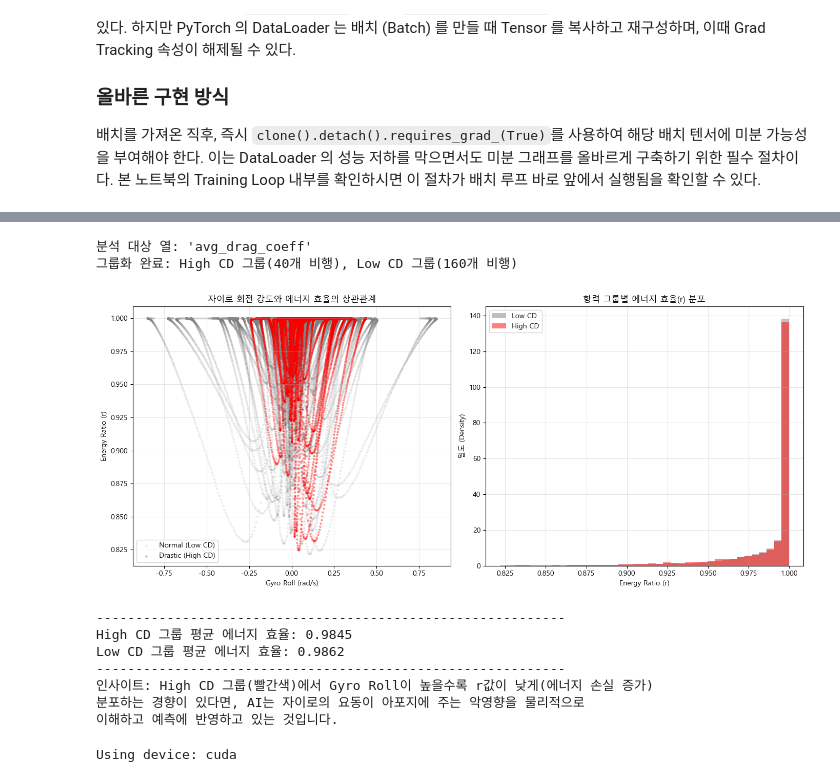
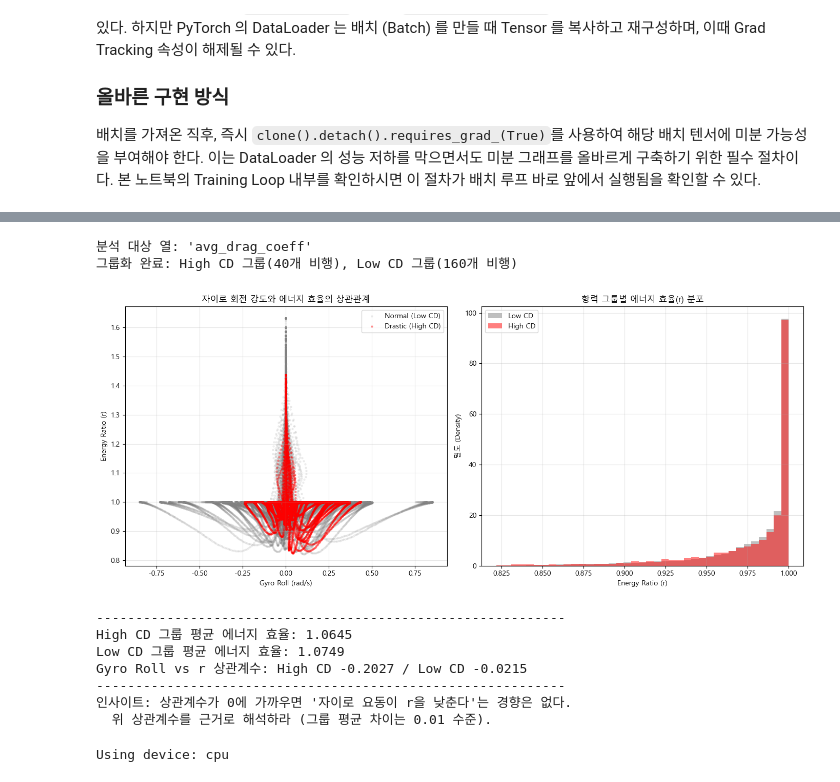
Before and after one commit to postech-psi/psintelligence, a Jupyter notebook: step3-ANN&PINN.ipynb, the cells around one changed output, grey strips where cells are left out. Saved outputs shown, nothing was run; the diff lists cells and outputs as text; code cells hidden in the pictures.

```diff
--- a/step3-ANN&PINN.ipynb
+++ b/step3-ANN&PINN.ipynb
@@ -256,10 +256,21 @@ import matplotlib.pyplot as plt
 from sklearn.preprocessing import StandardScaler
 import os
 import warnings
-warnings.filterwarnings('ignore')
+warnings.filterwarnings('ignore', category=FutureWarning)
+warnings.filterwarnings('ignore', category=DeprecationWarning)
 
-# 한글 폰트 설정
-plt.rcParams['font.family'] = 'Malgun Gothic'
+# 재현성
+SEED = 42
+np.random.seed(SEED)
+torch.manual_seed(SEED)
+
+# 한글 폰트 (OS별 자동 선택)
+from matplotlib import font_manager as _fm
+_avail = {f.name for f in _fm.fontManager.ttflist}
+for _n in ('Malgun Gothic', 'AppleGothic', 'NanumGothic', 'Noto Sans CJK KR', 'Noto Sans KR'):
+    if _n in _avail:
+        plt.rcParams['font.family'] = _n
+        break
 plt.rcParams['axes.unicode_minus'] = False
 
 # 데이터 로드
@@ -294,11 +305,11 @@ print()
 # 2. 학습용 피처 리스트 정의
 learning_features = {
     'time':True,
-    'altitude': True,        # 고도
-    'velocity_z': True,      # 수직 속도
-    'acceleration_z': True,  # 수직 가속도
-    'tilt_angle': True,      # 기울기 각도
-    'gyro_roll': True,       # 롤 각속도
+    'altitude_noisy': True,        # 기압계 측정값
+    'velocity_z': True,            # KF 추정값 (센서 원자료 아님)
+    'acceleration_noisy': True,    # IMU specific force
+    'tilt_angle': True,            # 자세 추정값
+    'gyro_roll_noisy': True,       # 자이로 측정값
 }
 
 # 3. 실제 데이터에 해당하는 열 찾기
@@ -335,8 +346,9 @@ if 'is_burning' not in df.columns:
     # 연소 종료 시간 추정 (flight_metadata 에서 가져오거나 평균값 사용)
     # 여기서는 flight_phase 컬럼이 있다면 활용, 없으면 시간 기반으로 추정
     if 'flight_phase' in df.columns:
-        # flight_phase가 'burning' 또는 'coasting' 문자열이라면
-        df['is_burning'] = (df['flight_phase'] == 'burning').astype(int)
+        # 실제 값은 'powered_ascent' / 'coasting' 이다 ('burning' 아님).
+        # 추력이 실제로 걸린 구간만 연소로 본다.
+        df['is_burning'] = (df['flight_phase'] == 'powered_ascent').astype(int)
     else:
         df['is_burning'] = 0  # 관성 구간만 학습
         print("flight_phase 없음: is_burning 을 0 으로 설정 (관성 구간만 학습)")
@@ -363,7 +375,8 @@ print()
 if 'energy_ratio' not in df.columns:
     raise KeyError("energy_ratio 열이 없습니다. Step 1.5 를 먼저 실행하세요.")
 
-df['energy_ratio'] = df['energy_ratio'].clip(0, 1)
+# 라벨을 자르지 않는다: 추력이 일을 하는 상승 구간에서는 r > 1 이 정상이다.
+# 자세한 정의는 data/SCHEMA.md §2 참조.
 
 # 9. velocity_z 확인
 if 'velocity_z' not in df.columns:
@@ -1065,44 +1030,46 @@ plt.scatter(high_cd_data['gyro_roll'], high_cd_data['energy_ratio'],
 plt.xlabel('Gyro Roll (rad/s)')
 plt.ylabel('Energy Ratio (r)')
 plt.title('자이로 회전 강도와 에너지 효율의 상관관계')
 plt.legend()
 plt.grid(True, alpha=0.3)
 
 # (오른쪽) 에너지 효율 분포 비교
 plt.subplot(1, 2, 2)
 bins = np.linspace(df['energy_ratio'].min(), 1.0, 40)
 plt.hist(low_cd_data['energy_ratio'], bins=bins, alpha=0.5, label='Low CD', density=True, color='gray')
 plt.hist(high_cd_data['energy_ratio'], bins=bins, alpha=0.5, label='High CD', density=True, color='red')
 
 plt.xlabel('Energy Ratio (r)')
 plt.ylabel('밀도 (Density)')
 plt.title('항력 그룹별 에너지 효율(r) 분포')
 plt.legend()
 plt.grid(True, alpha=0.3)
 
 plt.tight_layout()
 plt.savefig('./data/simulated/gyro_analysis_final.png', dpi=150)
 plt.show()
 
 # 4. 분석 결과 출력
 print("-" * 60)
 print(f"High CD 그룹 평균 에너지 효율: {high_cd_data['energy_ratio'].mean():.4f}")
 print(f"Low CD 그룹 평균 에너지 효율: {low_cd_data['energy_ratio'].mean():.4f}")
+_corr_high = high_cd_data[['gyro_roll', 'energy_ratio']].corr().iloc[0, 1]
+_corr_low = low_cd_data[['gyro_roll', 'energy_ratio']].corr().iloc[0, 1]
+print(f"Gyro Roll vs r 상관계수: High CD {_corr_high:+.4f} / Low CD {_corr_low:+.4f}")
 print("-" * 60)
-print("인사이트: High CD 그룹(빨간색)에서 Gyro Roll이 높을수록 r값이 낮게(에너지 손실 증가)")
-print("분포하는 경향이 있다면, AI는 자이로의 요동이 아포지에 주는 악영향을 물리적으로")
-print("이해하고 예측에 반영하고 있는 것입니다.")
+print("인사이트: 상관계수가 0에 가까우면 '자이로 요동이 r을 낮춘다'는 경향은 없다.")
+print("  위 상관계수를 근거로 해석하라 (그룹 평균 차이는 0.01 수준).")
 # %% [output]
 분석 대상 열: 'avg_drag_coeff'
 그룹화 완료: High CD 그룹(40개 비행), Low CD 그룹(160개 비행)
-[figure, old version]
+[figure, new version]
 ------------------------------------------------------------
-High CD 그룹 평균 에너지 효율: 0.9845
-Low CD 그룹 평균 에너지 효율: 0.9862
+High CD 그룹 평균 에너지 효율: 1.0645
+Low CD 그룹 평균 에너지 효율: 1.0749
+Gyro Roll vs r 상관계수: High CD -0.2027 / Low CD -0.0215
 ------------------------------------------------------------
-인사이트: High CD 그룹(빨간색)에서 Gyro Roll이 높을수록 r값이 낮게(에너지 손실 증가)
-분포하는 경향이 있다면, AI는 자이로의 요동이 아포지에 주는 악영향을 물리적으로
-이해하고 예측에 반영하고 있는 것입니다.
+인사이트: 상관계수가 0에 가까우면 '자이로 요동이 r을 낮춘다'는 경향은 없다.
+  위 상관계수를 근거로 해석하라 (그룹 평균 차이는 0.01 수준).
 # %%
 # ============================================================================
 # [Cell 25 수정] 실제 비행 데이터(112.txt) 로드 및 PINN 검증
@@ -1121,7 +1088,6 @@ print(f"Using device: {device}")
 pinn_model.to(device)
 
 def load_and_preprocess_real_data(file_path, scaler, feature_cols):
-    data_list = []
     # (이전과 동일한 파싱 로직...)
     pattern = re.compile(
         r"Time:\s*([\d\.]+)s.*"
@@ -1153,14 +1119,12 @@ def load_and_preprocess_real_data(file_path, scaler, feature_cols):
                 vel = float(match.group(10))
                 acc_ms = acc_g * 9.80665
                 pitch = float(match.group(3))
-                yaw = float(match.group(4))
                 gyro_z = float(match.group(7))
 
-                rad_yaw = np.deg2rad(yaw)
-                rad_pitch = np.deg2rad(pitch)
-                # 안전한 arccos 계산 (클리핑)
-                cos_val = np.clip(np.cos(rad_pitch) * np.cos(rad_yaw), -1.0, 1.0)
-                tilt_val = np.rad2deg(np.arccos(cos_val))
+                # 실제 로그 Gyro 는 deg/s → rad/s (시뮬 데이터와 단위 통일)
+                gyro_roll_rad = np.deg2rad(gyro_z)
+                # Euler (yaw, pitch, roll) 가정. 지상 pitch 2.56° → tilt ≈ -2.56°.
+                tilt_val = -abs(pitch)
 
                 rho = 1.225 * np.exp(-0.00012 * abs(alt))
                 dyn_pres = 0.5 * rho * (vel**2)
@@ -1168,7 +1132,9 @@ def load_and_preprocess_real_data(file_path, scaler, feature_cols):
                 raw_records.append({
                     'time': time, 'altitude': alt, 'velocity_z': vel,
                     'acceleration_z': acc_ms, 'tilt_angle': tilt_val,
-                    'gyro_roll': gyro_z, 'dynamic_pressure': dyn_pres
+                    'gyro_roll': gyro_roll_rad, 'dynamic_pressure': dyn_pres,
+                    'altitude_noisy': alt, 'acceleration_noisy': acc_ms,
+                    'gyro_roll_noisy': gyro_roll_rad
                 })
 
     df_real = pd.DataFrame(raw_records)
@@ -1176,7 +1142,7 @@ def load_and_preprocess_real_data(file_path, scaler, feature_cols):
     X_scaled = scaler.transform(X_raw)
     return df_real, X_scaled
 # %% [output]
-Using device: cuda
+Using device: cpu
 # %%
 # ============================================================================
 # [Cell 26] 실제 비행 데이터 PINN 추론 및 시각화
```
Also changed, not shown: parts of 19 cells of this notebook, 33 other files.
